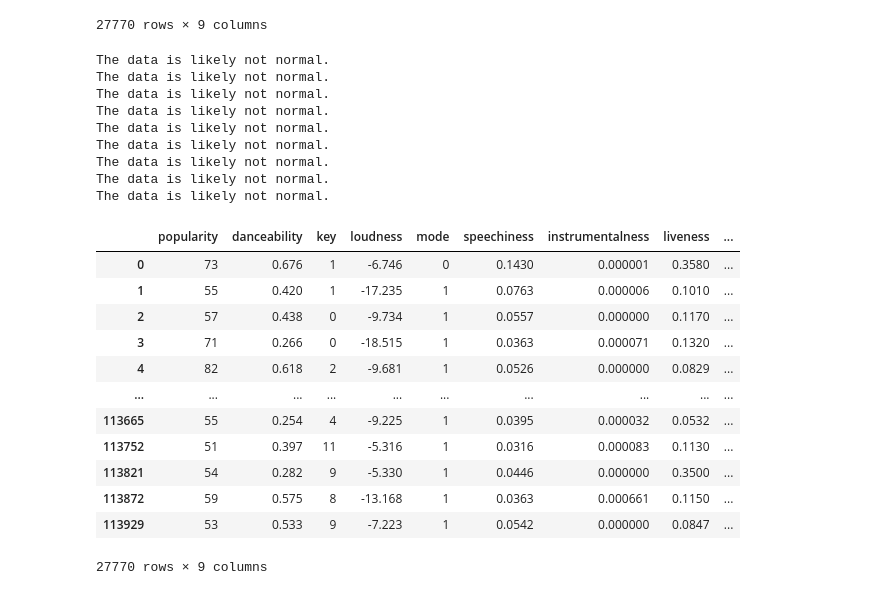
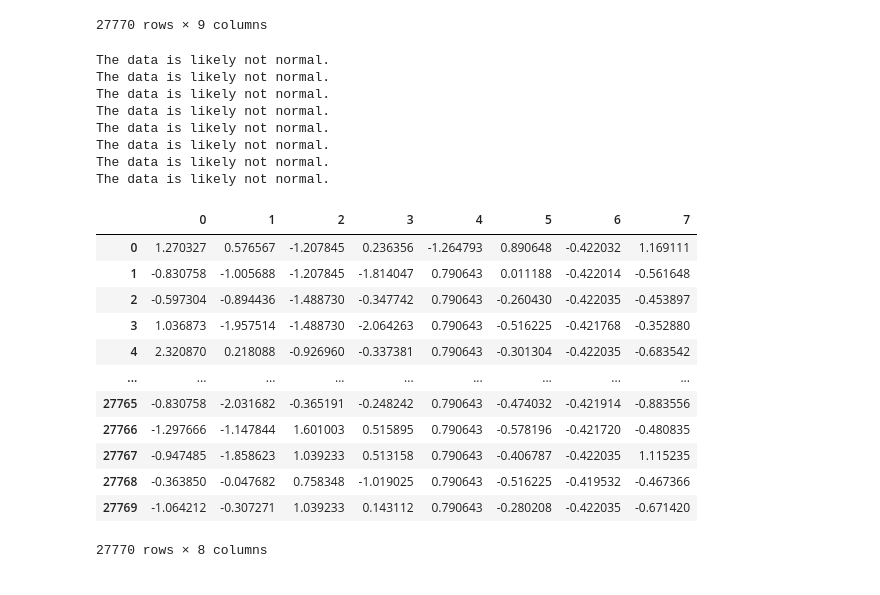
Before and after one commit to sir-cap/mid-bootcamp-project, a Jupyter notebook: Project 2 - Spotify.ipynb, the cells around one changed output. Cells and saved outputs as stored; diff of their text form; code cells hidden in the pictures.

```diff
--- a/Project 2 - Spotify.ipynb
+++ b/Project 2 - Spotify.ipynb
@@ -236,8 +227,10 @@ The data is likely not normal.
 Y = pd.DataFrame(spotify['popularity']) #defying Y
 # %%
 X = spotify.drop(['popularity'],axis=1) #droping Y from X
+# %%
+X = spotify.drop(['tempo'],axis=1) #droping extra columns
 # %%
-from sklearn.preprocessing import MinMaxScaler
-transformer = MinMaxScaler().fit(X)
-x_min_max = transformer.transform(X)
-X = pd.DataFrame(x_min_max)
+#from sklearn.preprocessing import MinMaxScaler
+#transformer = MinMaxScaler().fit(X)
+#x_min_max = transformer.transform(X)
+#X = pd.DataFrame(x_min_max)
@@ -244,26 +242,25 @@ X = pd.DataFrame(x_min_max)
 # %%
-plot_distribution(spotify)
+plot_distribution(X)
 # %% [output]
 The data is likely not normal.
 The data is likely not normal.
 The data is likely not normal.
 The data is likely not normal.
 The data is likely not normal.
 The data is likely not normal.
 The data is likely not normal.
 The data is likely not normal.
-The data is likely not normal.
-|  | popularity | danceability | key | loudness | mode | speechiness | instrumentalness | liveness | ... |
-| 0 | 73 | 0.676 | 1 | -6.746 | 0 | 0.1430 | 0.000001 | 0.3580 | ... |
-| 1 | 55 | 0.420 | 1 | -17.235 | 1 | 0.0763 | 0.000006 | 0.1010 | ... |
-| 2 | 57 | 0.438 | 0 | -9.734 | 1 | 0.0557 | 0.000000 | 0.1170 | ... |
-| 3 | 71 | 0.266 | 0 | -18.515 | 1 | 0.0363 | 0.000071 | 0.1320 | ... |
-| 4 | 82 | 0.618 | 2 | -9.681 | 1 | 0.0526 | 0.000000 | 0.0829 | ... |
-| ... | ... | ... | ... | ... | ... | ... | ... | ... | ... |
-| 113665 | 55 | 0.254 | 4 | -9.225 | 1 | 0.0395 | 0.000032 | 0.0532 | ... |
-| 113752 | 51 | 0.397 | 11 | -5.316 | 1 | 0.0316 | 0.000083 | 0.1130 | ... |
-| 113821 | 54 | 0.282 | 9 | -5.330 | 1 | 0.0446 | 0.000000 | 0.3500 | ... |
-| 113872 | 59 | 0.575 | 8 | -13.168 | 1 | 0.0363 | 0.000661 | 0.1150 | ... |
-| 113929 | 53 | 0.533 | 9 | -7.223 | 1 | 0.0542 | 0.000000 | 0.0847 | ... |
+|  | 0 | 1 | 2 | 3 | 4 | 5 | 6 | 7 |
+| 0 | 1.270327 | 0.576567 | -1.207845 | 0.236356 | -1.264793 | 0.890648 | -0.422032 | 1.169111 |
+| 1 | -0.830758 | -1.005688 | -1.207845 | -1.814047 | 0.790643 | 0.011188 | -0.422014 | -0.561648 |
+| 2 | -0.597304 | -0.894436 | -1.488730 | -0.347742 | 0.790643 | -0.260430 | -0.422035 | -0.453897 |
+| 3 | 1.036873 | -1.957514 | -1.488730 | -2.064263 | 0.790643 | -0.516225 | -0.421768 | -0.352880 |
+| 4 | 2.320870 | 0.218088 | -0.926960 | -0.337381 | 0.790643 | -0.301304 | -0.422035 | -0.683542 |
+| ... | ... | ... | ... | ... | ... | ... | ... | ... |
+| 27765 | -0.830758 | -2.031682 | -0.365191 | -0.248242 | 0.790643 | -0.474032 | -0.421914 | -0.883556 |
+| 27766 | -1.297666 | -1.147844 | 1.601003 | 0.515895 | 0.790643 | -0.578196 | -0.421720 | -0.480835 |
+| 27767 | -0.947485 | -1.858623 | 1.039233 | 0.513158 | 0.790643 | -0.406787 | -0.422035 | 1.115235 |
+| 27768 | -0.363850 | -0.047682 | 0.758348 | -1.019025 | 0.790643 | -0.516225 | -0.419532 | -0.467366 |
+| 27769 | -1.064212 | -0.307271 | 1.039233 | 0.143112 | 0.790643 | -0.280208 | -0.422035 | -0.671420 |
-27770 rows × 9 columns
+27770 rows × 8 columns
 # %%
```
Also changed, not shown: parts of 5 cells of this notebook, 6 other files.
